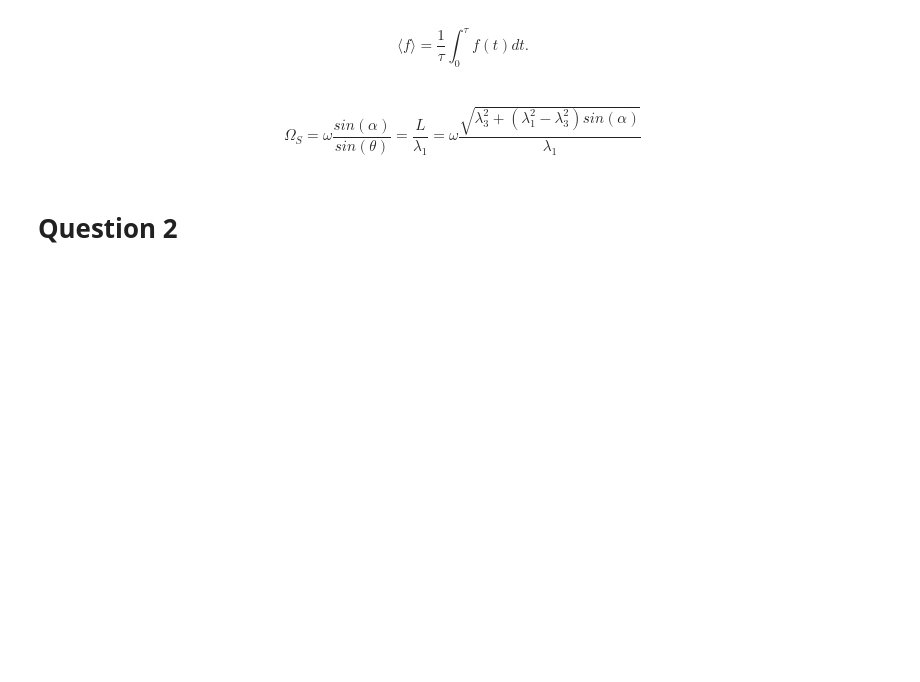
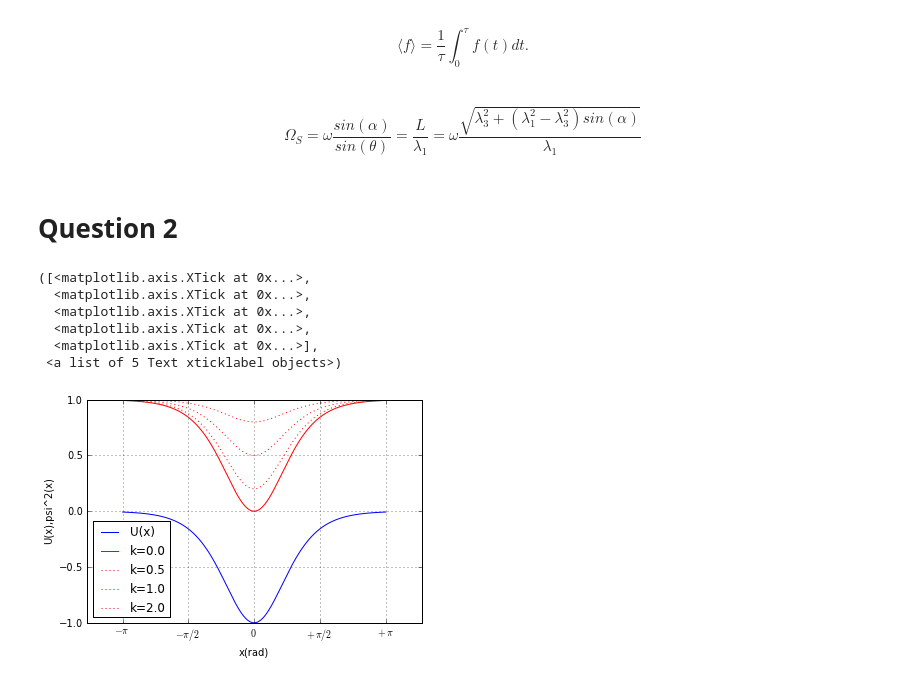
Before and after one commit to aalittlephys202/PHYS202-S13, a Jupyter notebook: Week3/GraphicsEx2.ipynb, the cells around one changed output. Drawn from its saved outputs; the diff is of its cells as text; code cells hidden in the pictures; blank space fills up the shorter version.

Commit message:
"Finish GraphicsEx2"

```diff
--- a/Week3/GraphicsEx2.ipynb
+++ b/Week3/GraphicsEx2.ipynb
@@ -32,3 +32,34 @@ f(\theta) = \frac{\hbar}{p}\sum\limits_{\ell=0}^\infty (2\ell+1)e^{i\delta_\ell}
 # %% [markdown]
 Question 2
 ==========
+# %%
+k = 0.0**2
+k1 = 0.5**2
+k2 = 1.0**2
+k3 = 2.0**2
+
+
+t = arange(-pi, pi +0.01,0.01)
+U = -(1/cosh(t))**2
+a = (k + (tanh(t))**2)/(1+k)
+b = (k1 + (tanh(t))**2)/(1+k1)
+c = (k2 + (tanh(t))**2)/(1+k2)
+d = (k3 + (tanh(t))**2)/(1+k3)
+xlabel("x(rad)")
+ylabel("U(x),psi^2(x)")
+grid(True)
+plot(t,U, label="U(x)")
+plot(t,a, label="k=0.0", color="red")
+plot(t,b, label="k=0.5", linestyle=":", color="red")
+plot(t,c, label="k=1.0", linestyle=":", color="red")
+plot(t,d, label="k=2.0", linestyle=":", color="red")
+legend(loc="lower left")
+xticks( [-np.pi, -np.pi/2, 0, np.pi/2, np.pi], [r'$-\pi$', r'$-\pi/2$', r'$0$', r'$+\pi/2$', r'$+\pi$'])
+# %% [output]
+([<matplotlib.axis.XTick at 0x...>,
+  <matplotlib.axis.XTick at 0x...>,
+  <matplotlib.axis.XTick at 0x...>,
+  <matplotlib.axis.XTick at 0x...>,
+  <matplotlib.axis.XTick at 0x...>],
+ <a list of 5 Text xticklabel objects>)
+[figure, added]
```
Also changed, not shown: parts of 13 cells of this notebook, 2 other files.
